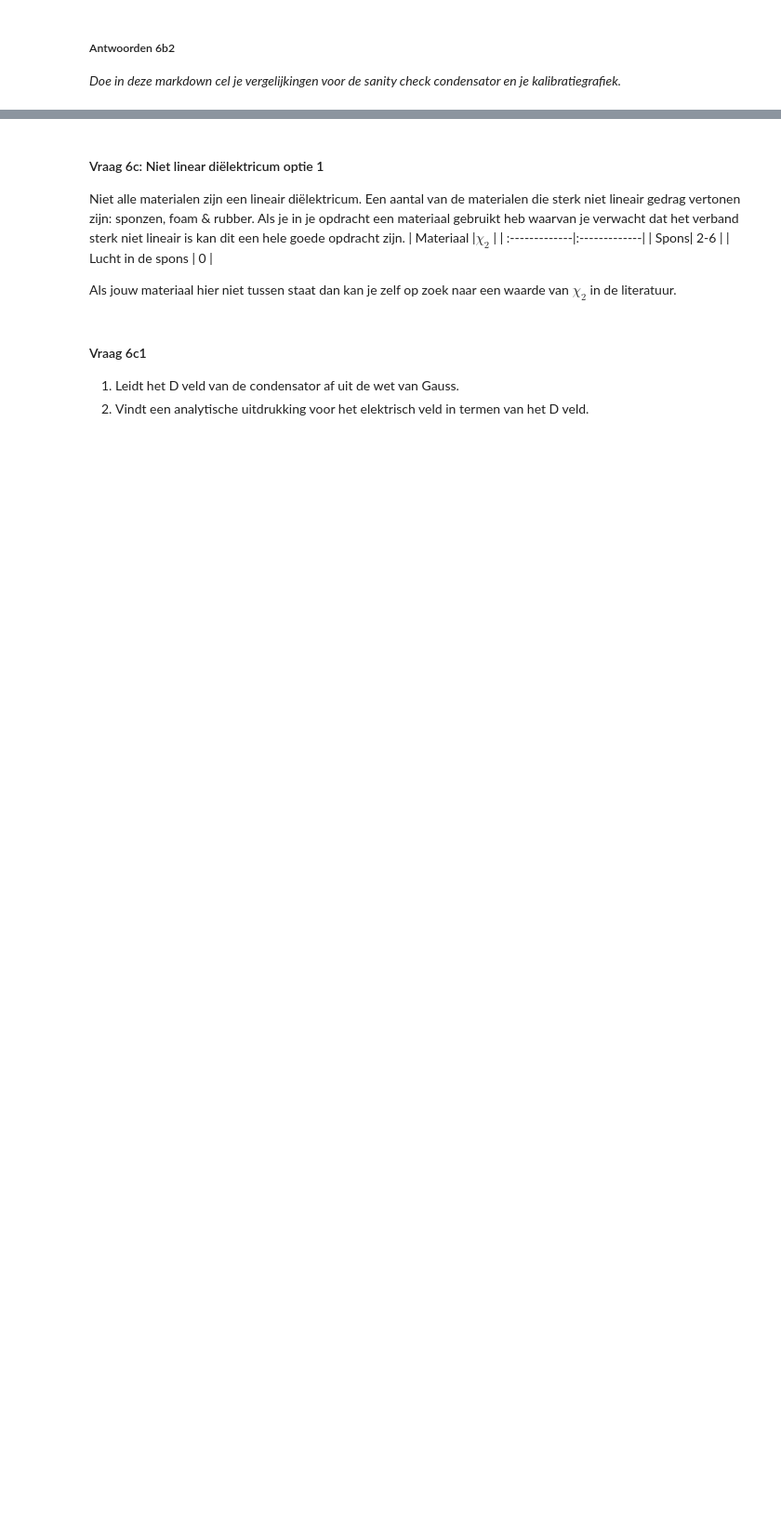
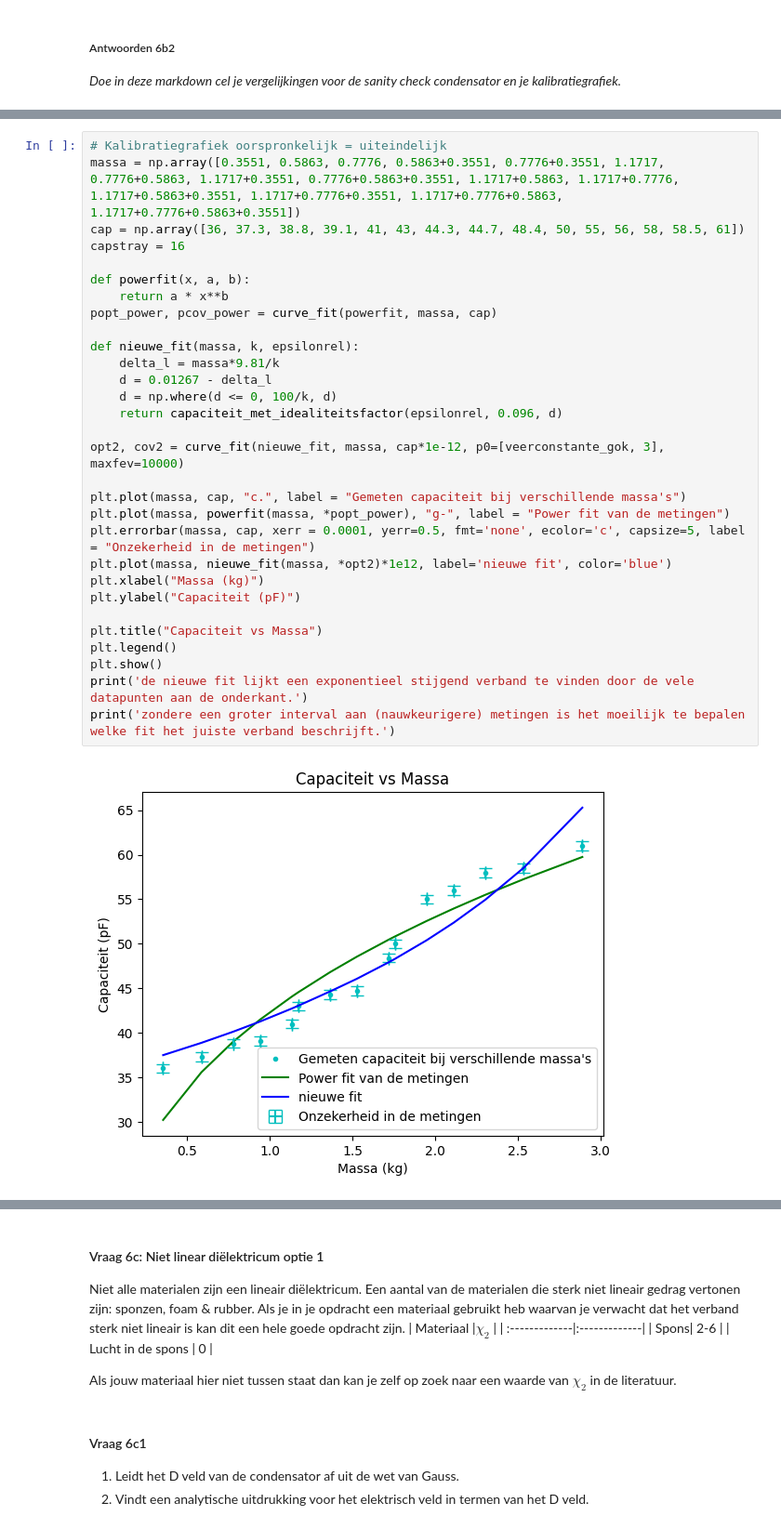
Before and after one commit to Peppertje/opdrachten-DEF-D-Pepper, a Jupyter notebook: DigitaleOntwerpopdrachten/1CondensatorOpdracht/CondensatorOntwerpopdracht.ipynb, the cells around one changed output, grey strips where cells are left out. Shown at 93% size. Saved outputs shown, nothing was run; the diff lists cells and outputs as text; blank space fills up the shorter version.

```diff
--- a/DigitaleOntwerpopdrachten/1CondensatorOpdracht/CondensatorOntwerpopdracht.ipynb
+++ b/DigitaleOntwerpopdrachten/1CondensatorOpdracht/CondensatorOntwerpopdracht.ipynb
@@ -924,0 +925,32 @@ de grafieken komen overeen in verhouding maar de daadwerkelijke capaciteit ligt
+# %%
+# Kalibratiegrafiek oorspronkelijk = uiteindelijk
+massa = np.array([0.3551, 0.5863, 0.7776, 0.5863+0.3551, 0.7776+0.3551, 1.1717, 0.7776+0.5863, 1.1717+0.3551, 0.7776+0.5863+0.3551, 1.1717+0.5863, 1.1717+0.7776, 1.1717+0.5863+0.3551, 1.1717+0.7776+0.3551, 1.1717+0.7776+0.5863, 1.1717+0.7776+0.5863+0.3551])
+cap = np.array([36, 37.3, 38.8, 39.1, 41, 43, 44.3, 44.7, 48.4, 50, 55, 56, 58, 58.5, 61])
+capstray = 16
+
+def powerfit(x, a, b):
+    return a * x**b
+popt_power, pcov_power = curve_fit(powerfit, massa, cap)
+
+def nieuwe_fit(massa, k, epsilonrel):
+    delta_l = massa*9.81/k
+    d = 0.01267 - delta_l
+    d = np.where(d <= 0, 100/k, d)
+    return capaciteit_met_idealiteitsfactor(epsilonrel, 0.096, d)
+
+opt2, cov2 = curve_fit(nieuwe_fit, massa, cap*1e-12, p0=[veerconstante_gok, 3], maxfev=10000)
+
+plt.plot(massa, cap, "c.", label = "Gemeten capaciteit bij verschillende massa's")
+plt.plot(massa, powerfit(massa, *popt_power), "g-", label = "Power fit van de metingen")
+plt.errorbar(massa, cap, xerr = 0.0001, yerr=0.5, fmt='none', ecolor='c', capsize=5, label = "Onzekerheid in de metingen")
+plt.plot(massa, nieuwe_fit(massa, *opt2)*1e12, label='nieuwe fit', color='blue')
+plt.xlabel("Massa (kg)")
+plt.ylabel("Capaciteit (pF)")
+
+plt.title("Capaciteit vs Massa")
+plt.legend()
+plt.show()
+print('de nieuwe fit lijkt een exponentieel stijgend verband te vinden door de vele datapunten aan de onderkant.')
+print('zondere een groter interval aan (nauwkeurigere) metingen is het moeilijk te bepalen welke fit het juiste verband beschrijft.')
+# %% [output]
+[figure, added]
```
Also changed, not shown: parts of 6 cells of this notebook.
